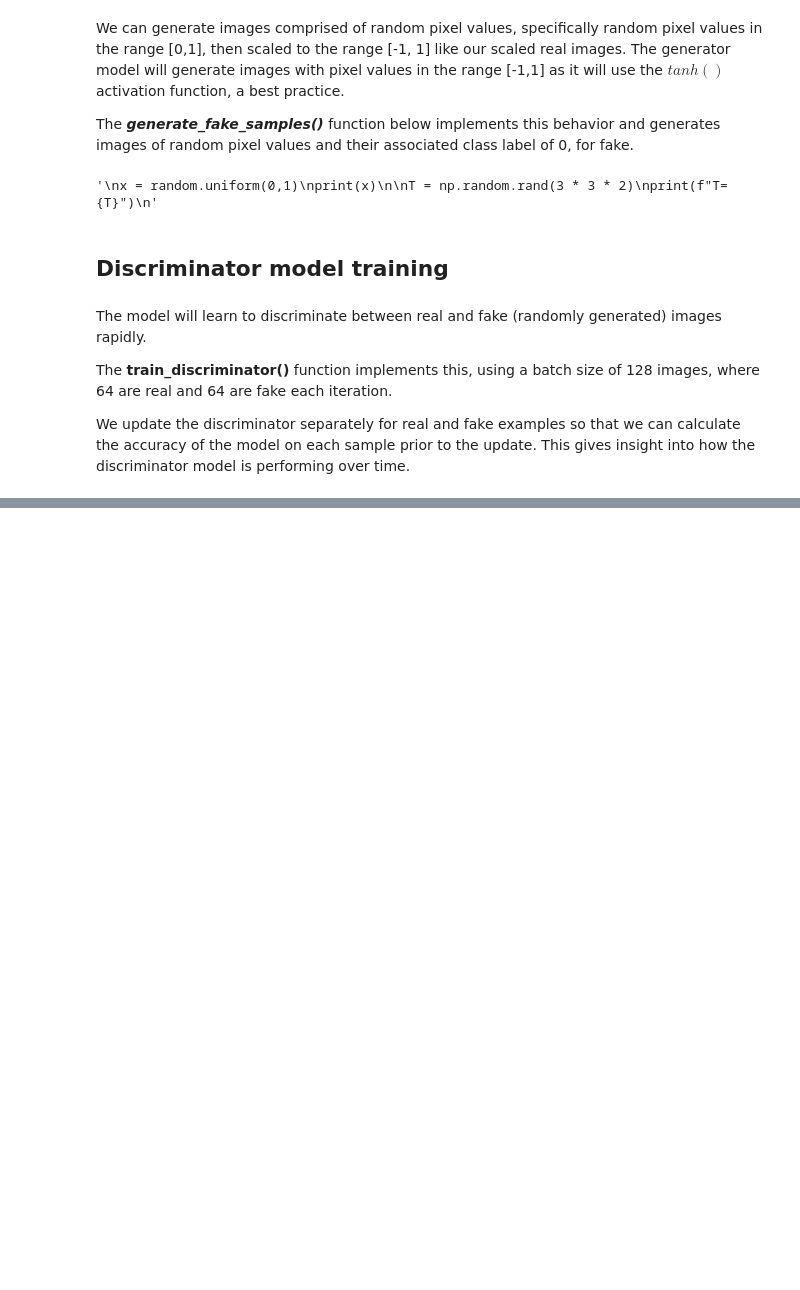
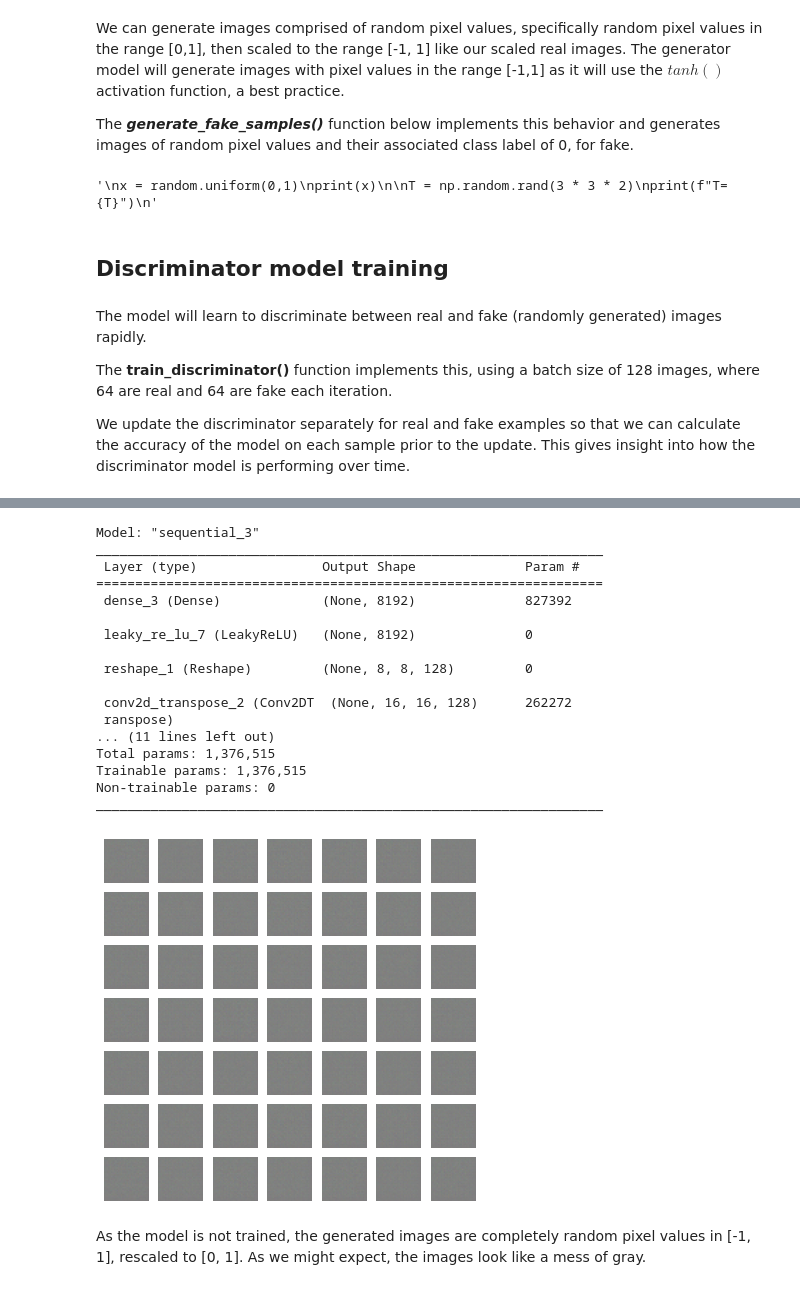
Before and after one commit to lin3372/400_gan, a Jupyter notebook: 400_gan_248_keras_implementation_of_GAN.ipynb, the cells around one changed output, grey strips where cells are left out. Drawn from its saved outputs; the diff is of its cells as text; code cells hidden in the pictures; blank space fills up the shorter version.

```diff
--- a/400_gan_248_keras_implementation_of_GAN.ipynb
+++ b/400_gan_248_keras_implementation_of_GAN.ipynb
@@ -583,0 +421,52 @@ show_plot(X, 5)
+# %%
+# use the generator to generate n fake examples, with class labels
+def generate_fake_samples(g_model, latent_dim, n_samples):
+	# generate points in latent space
+	x_input = generate_latent_points(latent_dim, n_samples)
+	# predict outputs
+	X = g_model.predict(x_input)
+	# create 'fake' class labels (0)
+	y = zeros((n_samples, 1))
+	return X, y
+# %%
+# size of the latent space
+latent_dim = 100
+# define the discriminator model
+model = define_generator(latent_dim)
+# generate samples
+n_samples = 49
+X, _ = generate_fake_samples(model, latent_dim, n_samples)
+# scale pixel values from [-1,1] to [0,1]
+X = (X + 1) / 2.0
+# plot the generated samples
+figure(figsize=FIG_SIZE, dpi=80)
+for i in range(n_samples):
+	# define subplot
+	pyplot.subplot(7, 7, 1 + i)
+	# turn off axis labels
+	pyplot.axis('off')
+	# plot single image
+	pyplot.imshow(X[i])
+# show the figure
+pyplot.show()
+# %% [output]
+Model: "sequential_3"
+_________________________________________________________________
+ Layer (type)                Output Shape              Param #
+=================================================================
+ dense_3 (Dense)             (None, 8192)              827392
+
+ leaky_re_lu_7 (LeakyReLU)   (None, 8192)              0
+
+ reshape_1 (Reshape)         (None, 8, 8, 128)         0
+
+ conv2d_transpose_2 (Conv2DT  (None, 16, 16, 128)      262272
+ ranspose)
+... (11 lines left out)
+Total params: 1,376,515
+Trainable params: 1,376,515
+Non-trainable params: 0
+_________________________________________________________________
+[figure, added]
+# %% [markdown]
+As the model is not trained, the generated images are completely random pixel values in [-1, 1], rescaled to [0, 1]. As we might expect, the images look like a mess of gray.
```
Also changed, not shown: parts of 70 cells of this notebook.
